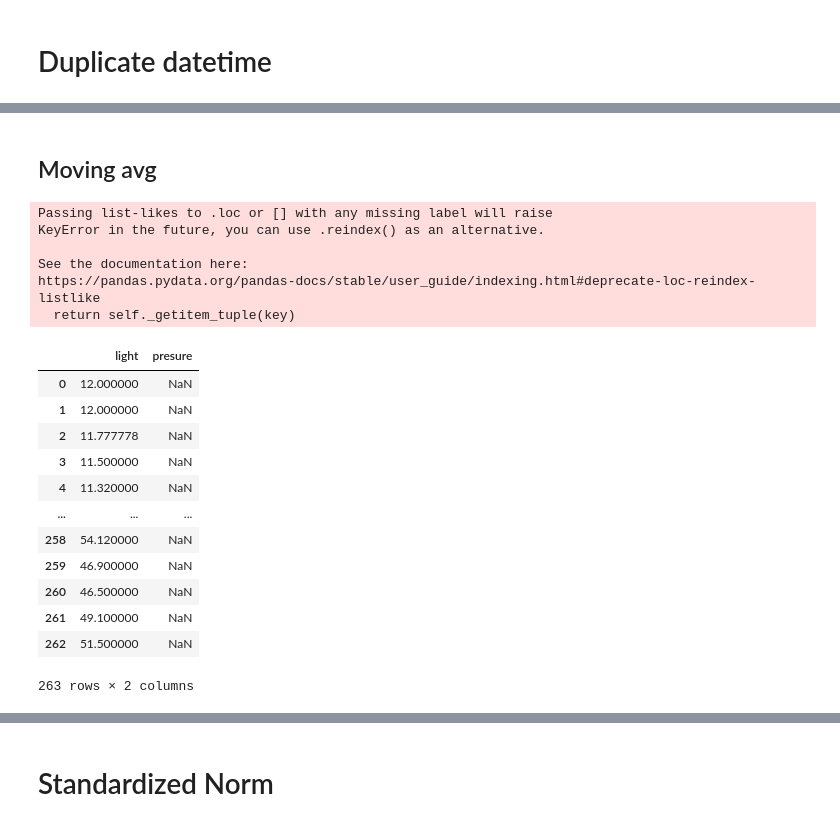
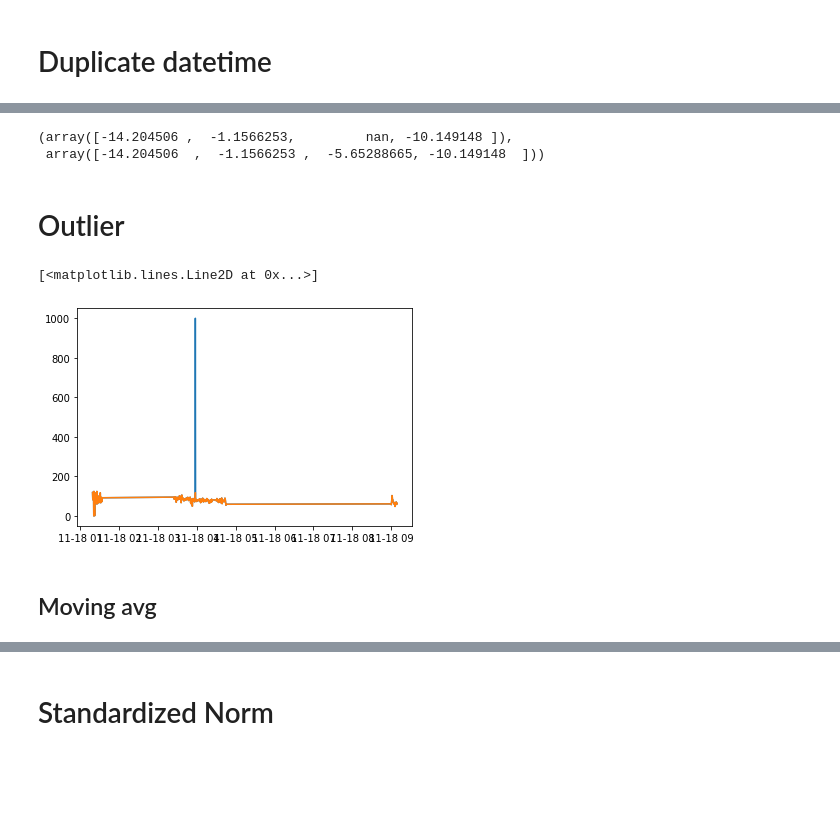
Before and after one commit to bdintu/machine-learning, a Jupyter notebook: lab1/lab1-1.ipynb, the cells around one changed output, grey strips where cells are left out. Drawn from its saved outputs; the diff is of its cells as text; code cells hidden in the pictures; blank space fills up the shorter version.

Commit message:
Lab1 not use lib pandas

```diff
--- a/lab1/lab1-1.ipynb
+++ b/lab1/lab1-1.ipynb
@@ -55,9 +53,0 @@ df[df.isna().any(axis=1)]
-# %%
-col_interpola = ['accelerateX', 'accelerateY', 'accelerateZ', 'gps.x', 'gps.y', 'gyro.x', 'gyro.y', 'gyro.z', 'heartrate', 'light', 'pressure']
-interpola_limit = 2
-
-before_interpola = df['accelerateY'].iloc[:4].copy()
-
-for col in col_interpola: df[col].interpolate(method ='linear', limit_direction ='backward', limit=interpola_limit, inplace=True)
-
-pd.concat([before_interpola, df['accelerateY'].iloc[:4]], axis=1)
@@ -88,0 +54,5 @@ To register the converters:
+# %%
+rec = drop_fields(rec_uni, 'uts')
+view = rec.view(np.float64).reshape(-1, 12)
+
+rec_uni[np.any(np.isnan(view), axis=1)]
@@ -88,0 +70,30 @@ To register the converters:
+# %%
+col_interpola = ['accelerateX', 'accelerateY', 'accelerateZ', 'gyrox', 'gyroy', 'gyroz', 'heartrate', 'light', 'pressure']
+
+before_interpola = rec['accelerateY'][:4].copy()
+
+for col in col_interpola:
+    indices = np.arange(rec[col].shape[0])
+    not_nan = ~np.isnan(rec[col])
+    rec[col] = np.interp(indices, indices[not_nan], rec[col][not_nan])
+
+before_interpola, rec['accelerateY'][:4]
+# %% [output]
+(array([-14.204506 ,  -1.1566253,         nan, -10.149148 ]),
+ array([-14.204506  ,  -1.1566253 ,  -5.65288665, -10.149148  ]))
+# %% [markdown]
+# Outlier
+# %%
+col_interpola = ['heartrate', 'gpsx', 'gpsy']
+plt.plot(rec_uni['uts'], rec['heartrate'])
+
+for col in col_interpola:
+    cond = abs(rec[col] - np.mean(rec[col])) > 2*np.std(rec[col])
+    rec[col][cond] = 2*np.std(rec[col])
+
+plt.plot(rec_uni['uts'], rec['heartrate'])
+# fig, ax = plt.subplots()
+# ax.boxplot(rec['heartrate'])
+# %% [output]
+[<matplotlib.lines.Line2D at 0x...>]
+[figure, added]
@@ -89,29 +102,2 @@ To register the converters:
 # %% [markdown]
 ## Moving avg
-# %%
-df.loc[:,['light', 'presure']].rolling(10, win_type='triang', min_periods=1).mean()
-
-# df.loc[240:250,'light']
-
-# plt.plot(df['uts'], df['pressure'])
-# plt.plot(df['uts'], df['light'])
-# %% [output]
-Passing list-likes to .loc or [] with any missing label will raise
-KeyError in the future, you can use .reindex() as an alternative.
-
-See the documentation here:
-https://pandas.pydata.org/pandas-docs/stable/user_guide/indexing.html#deprecate-loc-reindex-listlike
-  return self._getitem_tuple(key)
-|  | light | presure |
-| 0 | 12.000000 | NaN |
-| 1 | 12.000000 | NaN |
-| 2 | 11.777778 | NaN |
-| 3 | 11.500000 | NaN |
-| 4 | 11.320000 | NaN |
-| ... | ... | ... |
-| 258 | 54.120000 | NaN |
-| 259 | 46.900000 | NaN |
-| 260 | 46.500000 | NaN |
-| 261 | 49.100000 | NaN |
-| 262 | 51.500000 | NaN |
-263 rows × 2 columns
```
Also changed, not shown: parts of 28 cells of this notebook, 2 other files.
